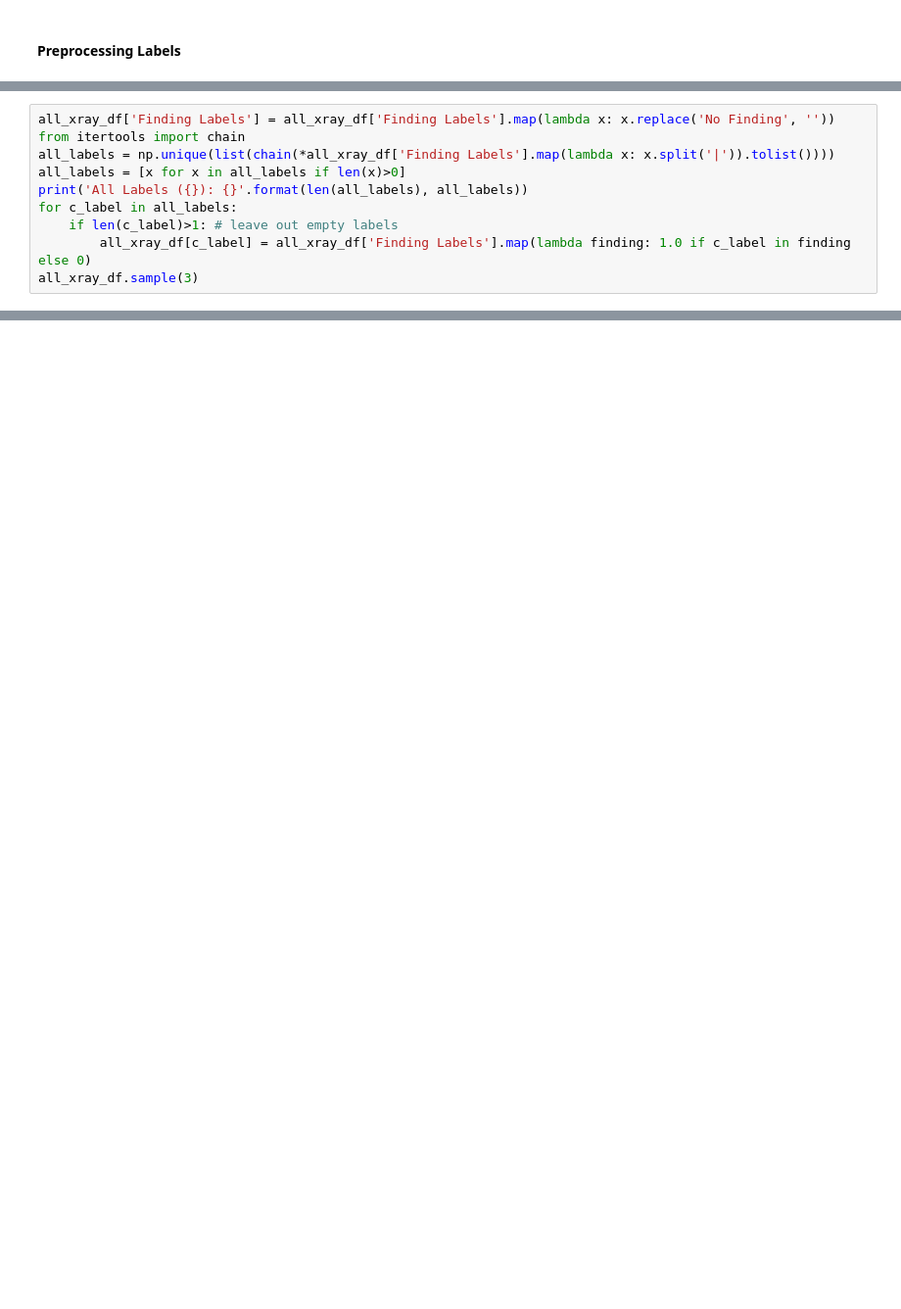
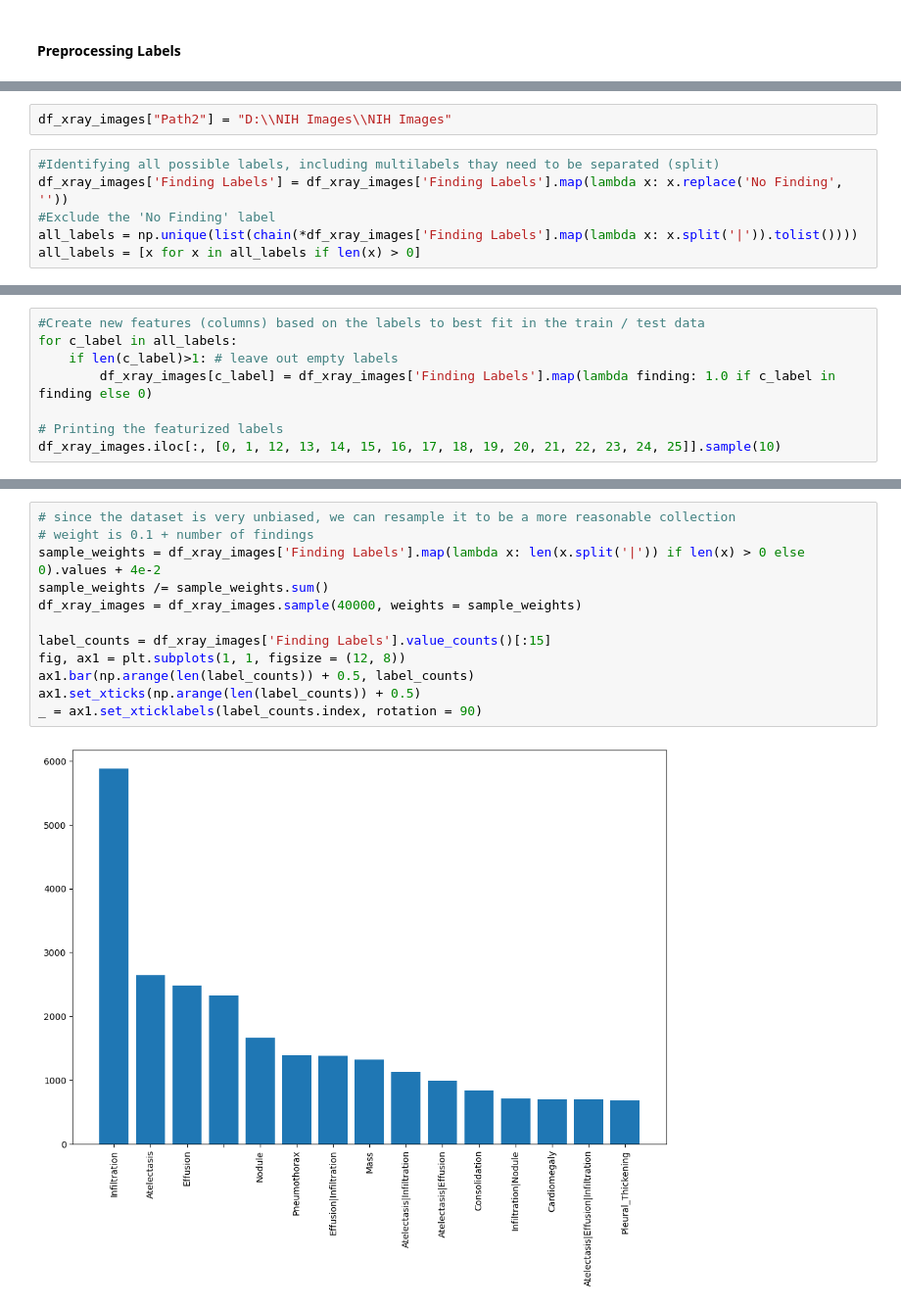
Before and after one commit to 2223066/CCT_Master_Data_Analytics_Sem2_CA1, a Jupyter notebook: MSC_DA_InterGr_CA1_A.ipynb, the cells around one changed output, grey strips where cells are left out. Shown at 98% size. Drawn from its saved outputs; the diff is of its cells as text; blank space fills up the shorter version.

```diff
--- a/MSC_DA_InterGr_CA1_A.ipynb
+++ b/MSC_DA_InterGr_CA1_A.ipynb
@@ -57,10 +73,8 @@ Name: Finding Labels, dtype: int64
+# %%
+df_xray_images["Path2"] = "D:\\NIH Images\\NIH Images"
 # %%
-all_xray_df['Finding Labels'] = all_xray_df['Finding Labels'].map(lambda x: x.replace('No Finding', ''))
-from itertools import chain
-all_labels = np.unique(list(chain(*all_xray_df['Finding Labels'].map(lambda x: x.split('|')).tolist())))
-all_labels = [x for x in all_labels if len(x)>0]
-print('All Labels ({}): {}'.format(len(all_labels), all_labels))
-for c_label in all_labels:
-    if len(c_label)>1: # leave out empty labels
-        all_xray_df[c_label] = all_xray_df['Finding Labels'].map(lambda finding: 1.0 if c_label in finding else 0)
-all_xray_df.sample(3)
+#Identifying all possible labels, including multilabels thay need to be separated (split)
+df_xray_images['Finding Labels'] = df_xray_images['Finding Labels'].map(lambda x: x.replace('No Finding', ''))
+#Exclude the 'No Finding' label
+all_labels = np.unique(list(chain(*df_xray_images['Finding Labels'].map(lambda x: x.split('|')).tolist())))
+all_labels = [x for x in all_labels if len(x) > 0]
@@ -66,0 +98,8 @@ all_xray_df.sample(3)
+# %%
+#Create new features (columns) based on the labels to best fit in the train / test data
+for c_label in all_labels:
+    if len(c_label)>1: # leave out empty labels
+        df_xray_images[c_label] = df_xray_images['Finding Labels'].map(lambda finding: 1.0 if c_label in finding else 0)
+
+# Printing the featurized labels
+df_xray_images.iloc[:, [0, 1, 12, 13, 14, 15, 16, 17, 18, 19, 20, 21, 22, 23, 24, 25]].sample(10)
@@ -66,0 +128,14 @@ all_xray_df.sample(3)
+# %%
+# since the dataset is very unbiased, we can resample it to be a more reasonable collection
+# weight is 0.1 + number of findings
+sample_weights = df_xray_images['Finding Labels'].map(lambda x: len(x.split('|')) if len(x) > 0 else 0).values + 4e-2
+sample_weights /= sample_weights.sum()
+df_xray_images = df_xray_images.sample(40000, weights = sample_weights)
+
+label_counts = df_xray_images['Finding Labels'].value_counts()[:15]
+fig, ax1 = plt.subplots(1, 1, figsize = (12, 8))
+ax1.bar(np.arange(len(label_counts)) + 0.5, label_counts)
+ax1.set_xticks(np.arange(len(label_counts)) + 0.5)
+_ = ax1.set_xticklabels(label_counts.index, rotation = 90)
+# %% [output]
+[figure, added]
```
Also changed, not shown: parts of 19 cells of this notebook, 2 other files.
